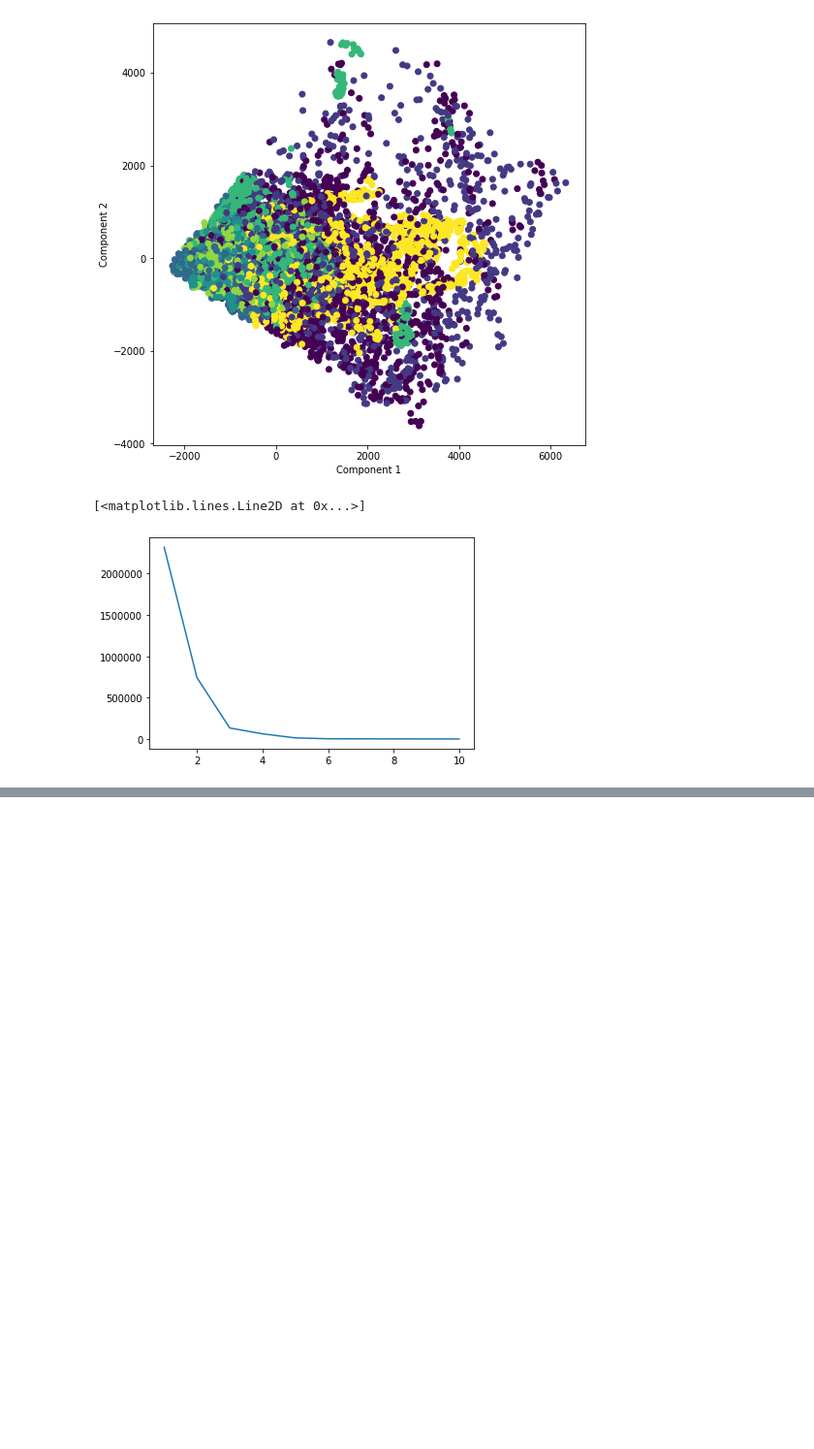
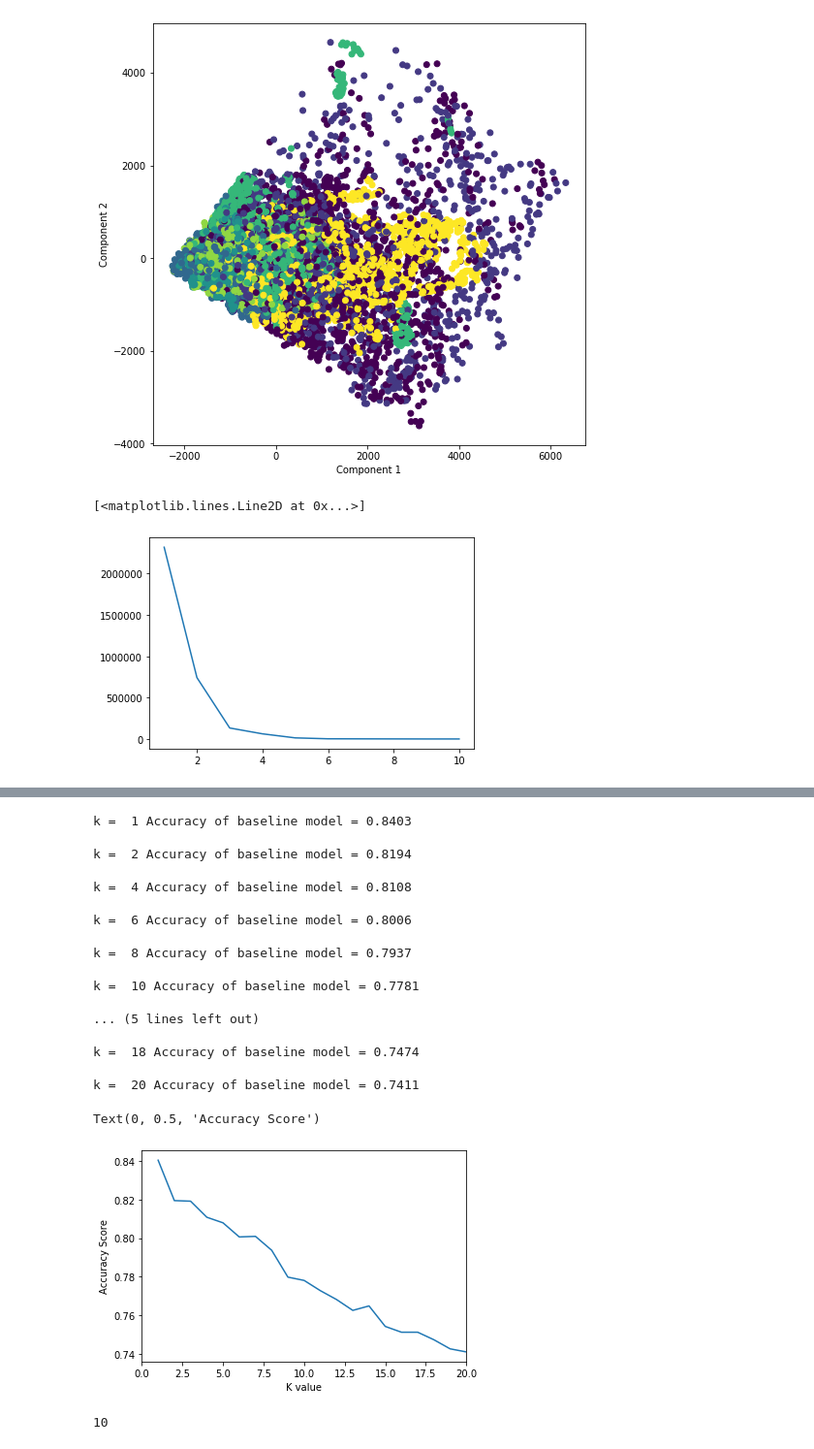
Before and after one commit to emilyrail/w207_final_project, a Jupyter notebook: Final Project - Emily, Mohan, Stefania.ipynb, the cells around one changed output, grey strips where cells are left out. Shown: that part at 97% size. Saved outputs shown, nothing was run; the diff lists cells and outputs as text; code cells hidden in the pictures; blank space fills up the shorter version.

```diff
--- a/Final Project - Emily, Mohan, Stefania.ipynb
+++ b/Final Project - Emily, Mohan, Stefania.ipynb
@@ -920,11 +891,11 @@ plt.plot(range(1,11), ex_var)
 # %%
 from sklearn.cluster import KMeans
 
-pca3d = PCA(n_components = 3)
+pca3d = PCA(n_components = 2)
 principal_components = pca3d.fit_transform(train_data)
 kmeans = KMeans(n_clusters = 7).fit(principal_components)
 dev_components = pca3d.fit_transform(dev_data)
 y_dev_pred = kmeans.predict(dev_components)
-kmeans_f1 = round(metrics.f1_score(dev_data_label, y_dev_pred, average='macro'),4)
-print(kmeans_f1)
+kmeans_accuracy = round(metrics.accuracy_score(dev_data_label, y_dev_pred),4)
+print(kmeans_accuracy)
 # %% [output]
@@ -958,0 +958,55 @@ model_performance_df['Model Name'].notna()[::-1].idxmax()
+# %%
+X2, y2 = df.drop(["Cover_Type", 'Soil_Type1', 'Soil_Type2', 'Soil_Type3', 'Soil_Type4', 'Soil_Type5',
+       'Soil_Type6', 'Soil_Type7', 'Soil_Type8', 'Soil_Type9', 'Soil_Type10',
+       'Soil_Type11', 'Soil_Type12', 'Soil_Type13', 'Soil_Type14',
+       'Soil_Type15', 'Soil_Type16', 'Soil_Type17', 'Soil_Type18',
+       'Soil_Type19', 'Soil_Type20', 'Soil_Type21', 'Soil_Type22',
+       'Soil_Type23', 'Soil_Type24', 'Soil_Type25', 'Soil_Type26',
+       'Soil_Type27', 'Soil_Type28', 'Soil_Type29', 'Soil_Type30',
+       'Soil_Type31', 'Soil_Type32', 'Soil_Type33', 'Soil_Type34',
+       'Soil_Type35', 'Soil_Type36', 'Soil_Type37', 'Soil_Type38',
+       'Soil_Type39', 'Soil_Type40', 'Wilderness_Area1', 'Wilderness_Area2',
+                  'Wilderness_Area3', 'Wilderness_Area4'], axis = 1), df["Cover_Type"]
+
+train_data2, dev_data2, train_data_label2, dev_data_label2 = train_test_split(X2, y2, test_size=0.2, random_state=42, stratify = y2)
+# %%
+f1 = []
+for i in range(1,21):
+    knn_model = KNeighborsClassifier(n_neighbors = i)
+    knn_model.fit(train_data2, train_data_label2)
+    y_dev_pred = knn_model.predict(dev_data2)
+    knn_f1 = round(metrics.accuracy_score(dev_data_label2, y_dev_pred),4)
+    f1.append(knn_f1)
+    if (i == 1 or i % 2 == 0):
+        print("k = ", i, "Accuracy of baseline model = " + str(knn_f1))
+        print("")
+
+plt.plot(range(1,21), f1)
+plt.xlim(0,20)
+plt.xlabel("K value")
+plt.ylabel("Accuracy Score")
+# %% [output]
+k =  1 Accuracy of baseline model = 0.8403
+
+k =  2 Accuracy of baseline model = 0.8194
+
+k =  4 Accuracy of baseline model = 0.8108
+
+k =  6 Accuracy of baseline model = 0.8006
+
+k =  8 Accuracy of baseline model = 0.7937
+
+k =  10 Accuracy of baseline model = 0.7781
+
+... (5 lines left out)
+
+k =  18 Accuracy of baseline model = 0.7474
+
+k =  20 Accuracy of baseline model = 0.7411
+Text(0, 0.5, 'Accuracy Score')
+[figure, added]
+# %%
+x = "Wilderness_Area10"
+int(x.split("Area")[1])
+# %% [output]
+10
```
Also changed, not shown: parts of 27 cells of this notebook.
